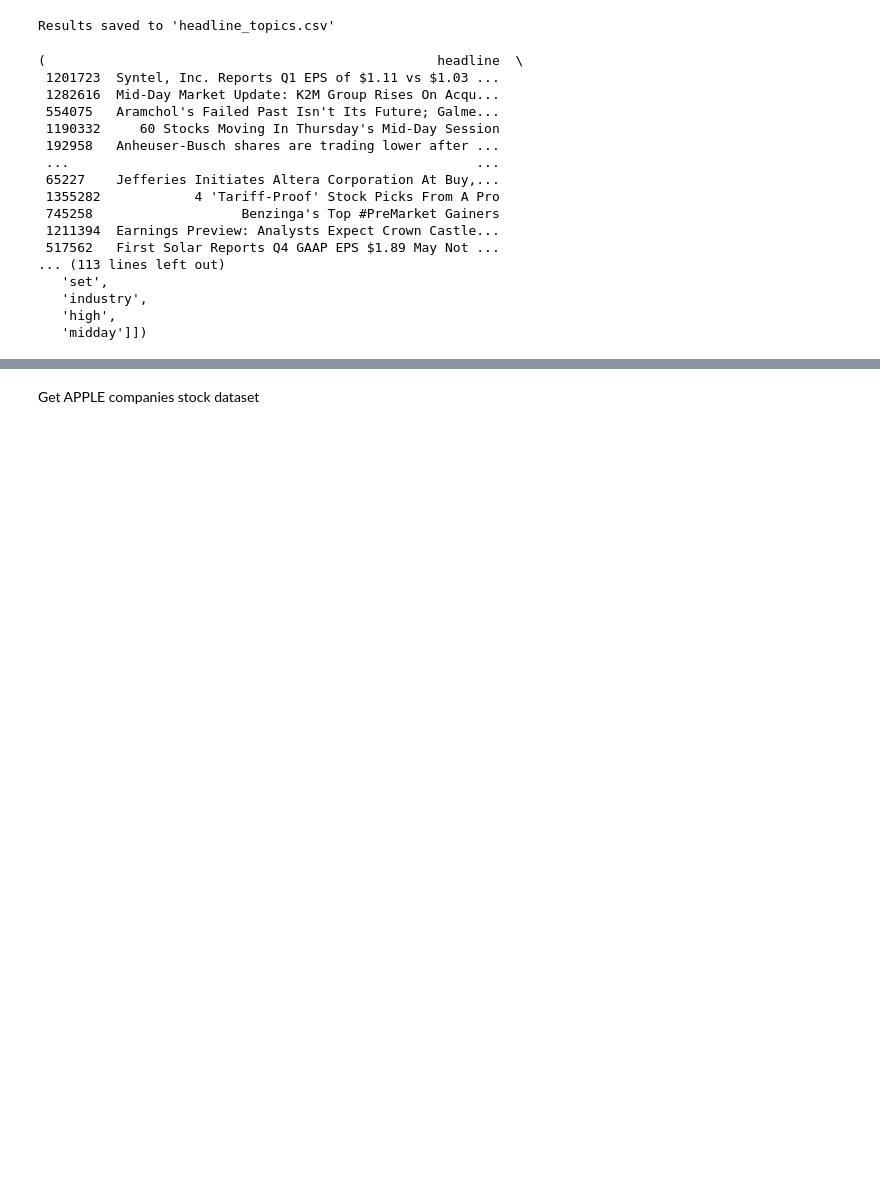
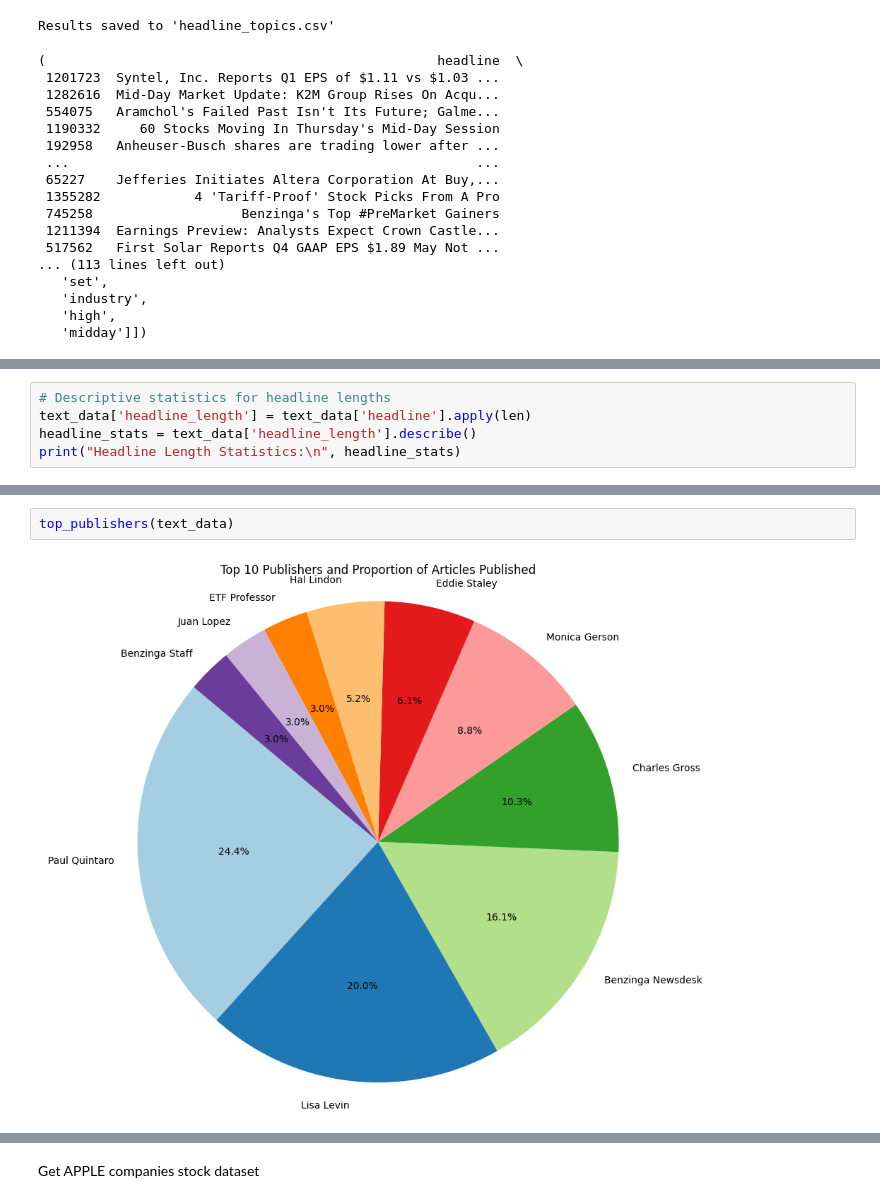
Before and after one commit to SamrawitMM/NovaSentimentAnalytics, a Jupyter notebook: notebooks/main.ipynb, the cells around one changed output, grey strips where cells are left out. Saved outputs shown, nothing was run; the diff lists cells and outputs as text; blank space fills up the shorter version.

Commit message:
publisher and headline analysis

```diff
--- a/notebooks/main.ipynb
+++ b/notebooks/main.ipynb
@@ -345,0 +338,5 @@ Results saved to 'headline_topics.csv'
+# %%
+# Descriptive statistics for headline lengths
+text_data['headline_length'] = text_data['headline'].apply(len)
+headline_stats = text_data['headline_length'].describe()
+print("Headline Length Statistics:\n", headline_stats)
@@ -345,0 +384,4 @@ Results saved to 'headline_topics.csv'
+# %%
+top_publishers(text_data)
+# %% [output]
+[figure, added]
```
Also changed, not shown: parts of 9 cells of this notebook, 1 other file.
